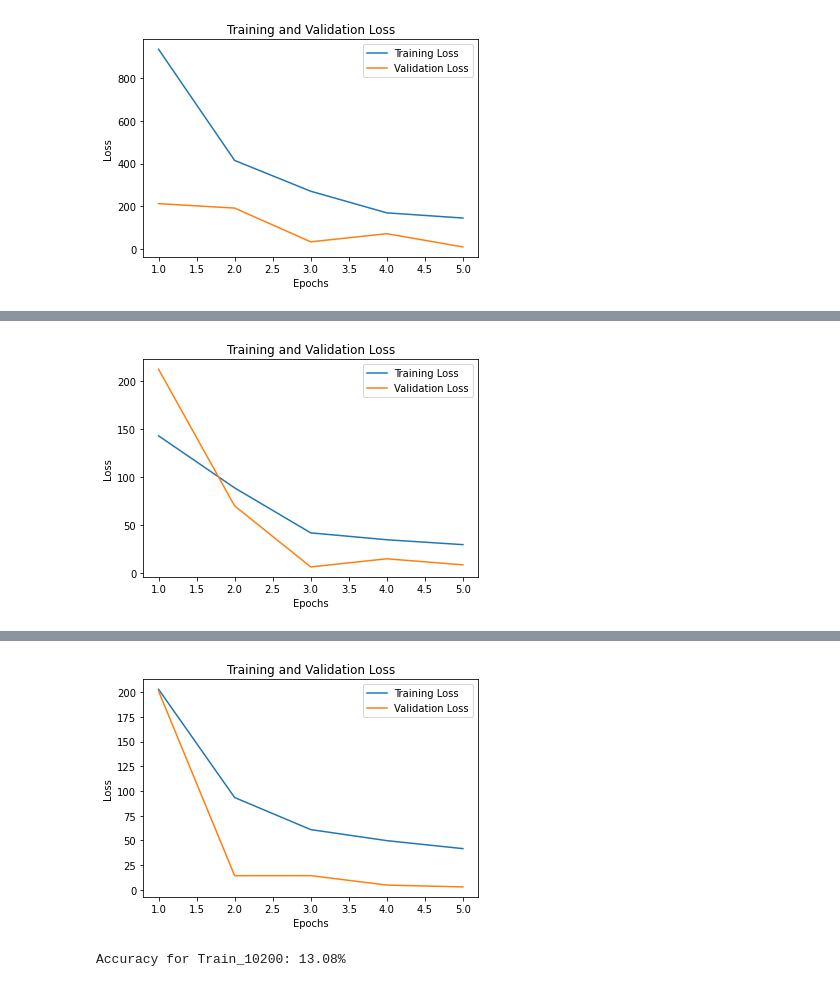
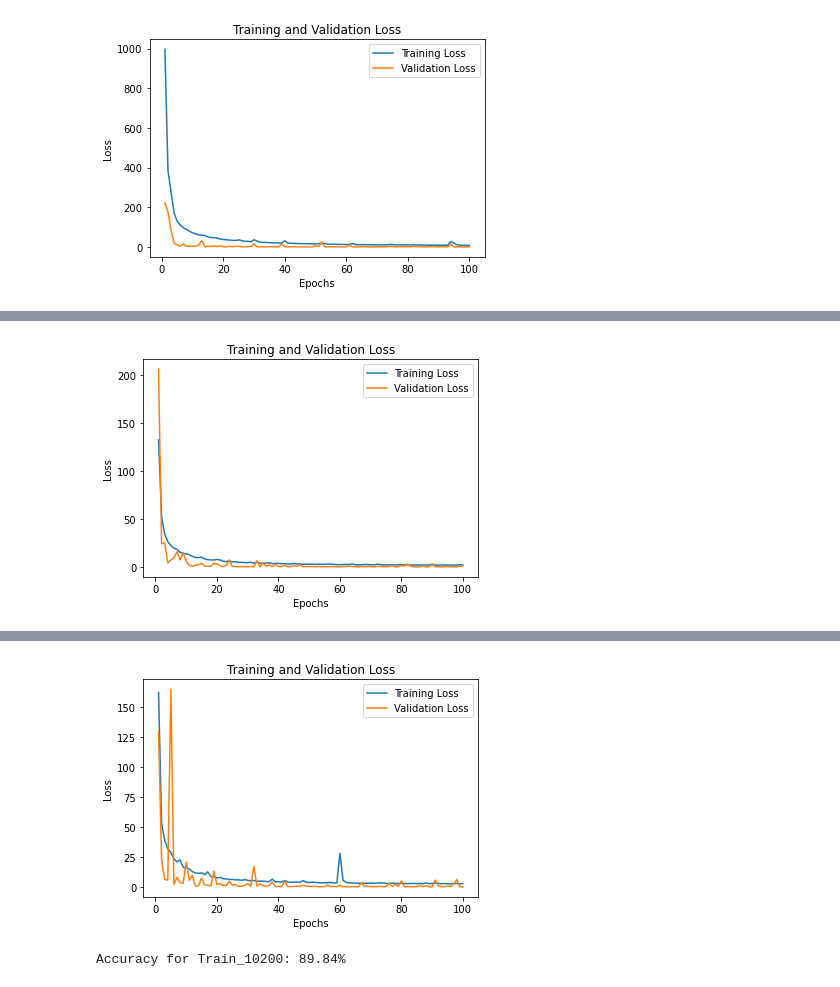
Before and after one commit to vanboven073/4AI00, a Jupyter notebook: Blender_Automation/CNN_comparison.ipynb, the cells around one changed output, grey strips where cells are left out. Drawn from its saved outputs; the diff is of its cells as text; code cells hidden in the pictures.

Commit message:
100 epochs

```diff
--- a/Blender_Automation/CNN_comparison.ipynb
+++ b/Blender_Automation/CNN_comparison.ipynb
@@ -134,10 +134,10 @@ for item in sets:
     val_loader = DataLoader(val_dataset, batch_size=32, shuffle=True)
     test_loader = DataLoader(test_dataset, batch_size=32, shuffle=True)
 
-    num_epochs = 5
+    num_epochs = 100
     best_val_loss = float('inf')
     best_learning_rate = None
-    patience = 5
+    patience = 100
     counter = 0
     learning_rate = 0.001
 
@@ -225,8 +225,8 @@ for item in sets:
 
     best_val_loss = min(item_val_losses)
     best_val_losses[item] = best_val_loss
+
     # Plotting the losses
-    # epochs = range(1, num_epochs + 1)
     plt.plot(epoch_numbers, train_losses, label='Training Loss')
     plt.plot(epoch_numbers, val_losses, label='Validation Loss')
     plt.xlabel('Epochs')
@@ -239,7 +239,7 @@ for item in sets:
     # Create a DataFrame to store the predictions
     predictions_test_df = pd.DataFrame(columns=['Real Value', 'Predicted Value', 'Difference'])
 
-    model = CNN().to(device)  # Instantiate a new instance of the CNN class
+    model = CNN().to(device)  # Instantiate a new instance of the CNN class to CUDA cores (if available)
     model.load_state_dict(torch.load(f'trained_model_{item}.pt'))  # Load the state dictionary of the pre-trained model
 
     # Set the model to evaluation mode
@@ -294,10 +294,4 @@ for item in sets:
 
     # Print the accuracy
     print(f"Accuracy for {item}: {accuracy_value * 100:.2f}%")
-
-# for item in sets:
-#     print(f"Item: {item}")
-#     print(f"Best Validation Loss: {best_val_losses[item]}")
-#     print(f"Best Training Loss: {best_train_losses[item]}")
-#     print(f"Accuracy for {item}: {accuracy_value * 100:.2f}%")
 # %% [output]
@@ -350 +369 @@ Epoch 5 completed.
-[figure, old version]
+[figure, new version]
@@ -367 +387 @@ Epoch 5 completed.
-[figure, old version]
+[figure, new version]
@@ -384,3 +405,3 @@ Epoch 5 completed.
-[figure, old version]
+[figure, new version]
-Accuracy for Train_10200: 13.08%
+Accuracy for Train_10200: 89.84%
 # %%
```
Also changed, not shown: parts of 4 cells of this notebook.
